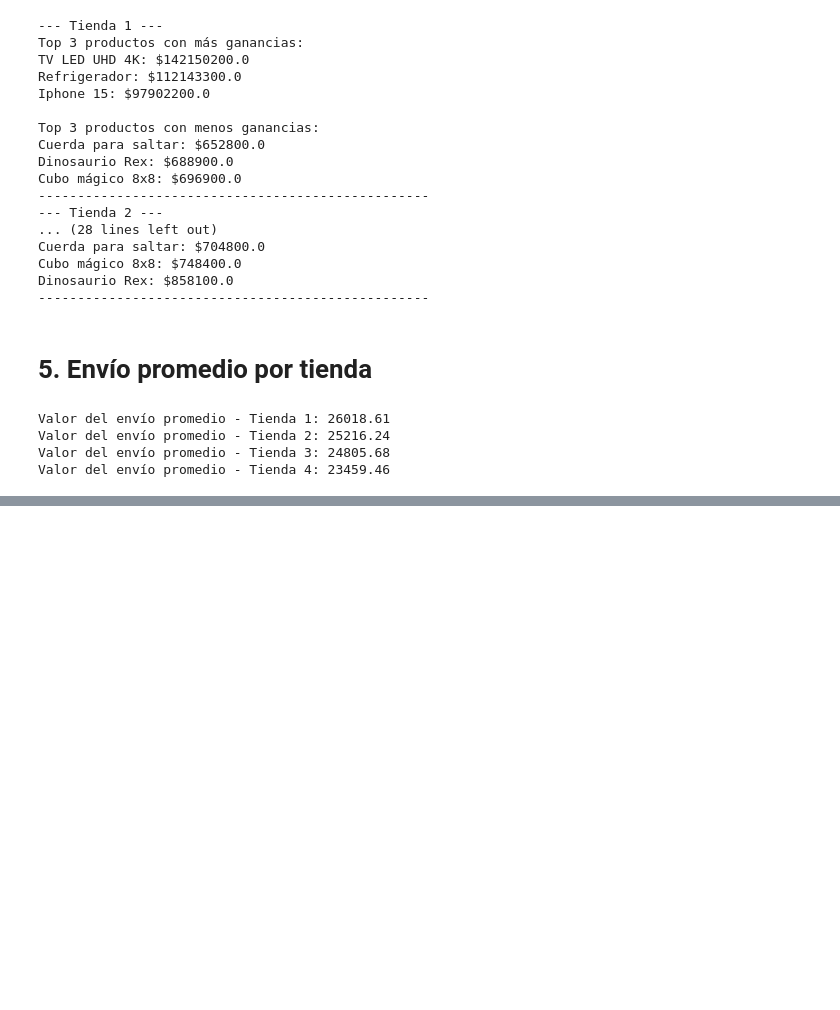
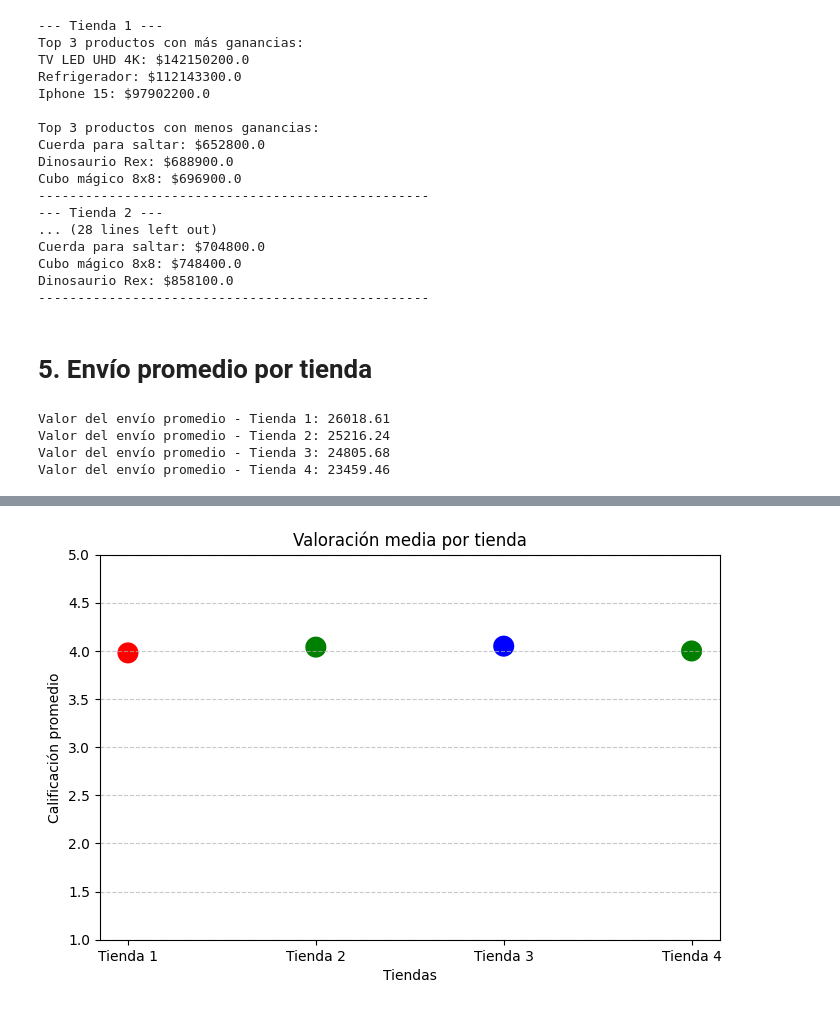
Before and after one commit to navros-fabian/Challenge-Alura_Store-Latam, a Jupyter notebook: AluraStoreLatam.ipynb, the cells around one changed output, grey strips where cells are left out. Cells and saved outputs as stored; diff of their text form; code cells hidden in the pictures; blank space fills up the shorter version.

```diff
--- a/AluraStoreLatam.ipynb
+++ b/AluraStoreLatam.ipynb
@@ -223,0 +246,25 @@ Valor del envío promedio - Tienda 4: 23459.46
+# %%
+import matplotlib.pyplot as plt
+
+# Valores de valoración media por tienda
+valoraciones = [3.98, 4.04, 4.05, 4.00]
+nombres_tiendas = [f"Tienda {i}" for i in range(1, len(valoraciones)+1)]
+
+# Identificar mínimo y máximo
+min_val = min(valoraciones)
+max_val = max(valoraciones)
+
+# Colores dinámicos
+colores = ["red" if v == min_val else "blue" if v == max_val else "green" for v in valoraciones]
+
+# Gráfico de puntos
+plt.figure(figsize=(8,5))
+plt.scatter(nombres_tiendas, valoraciones, color=colores, s=200, marker="o")
+plt.title("Valoración media por tienda")
+plt.ylabel("Calificación promedio")
+plt.xlabel("Tiendas")
+plt.ylim(1,5)  # escala de referencia
+plt.grid(axis="y", linestyle="--", alpha=0.7)
+plt.show()
+# %% [output]
+[figure, added]
```
Also changed, not shown: parts of 7 cells of this notebook.
